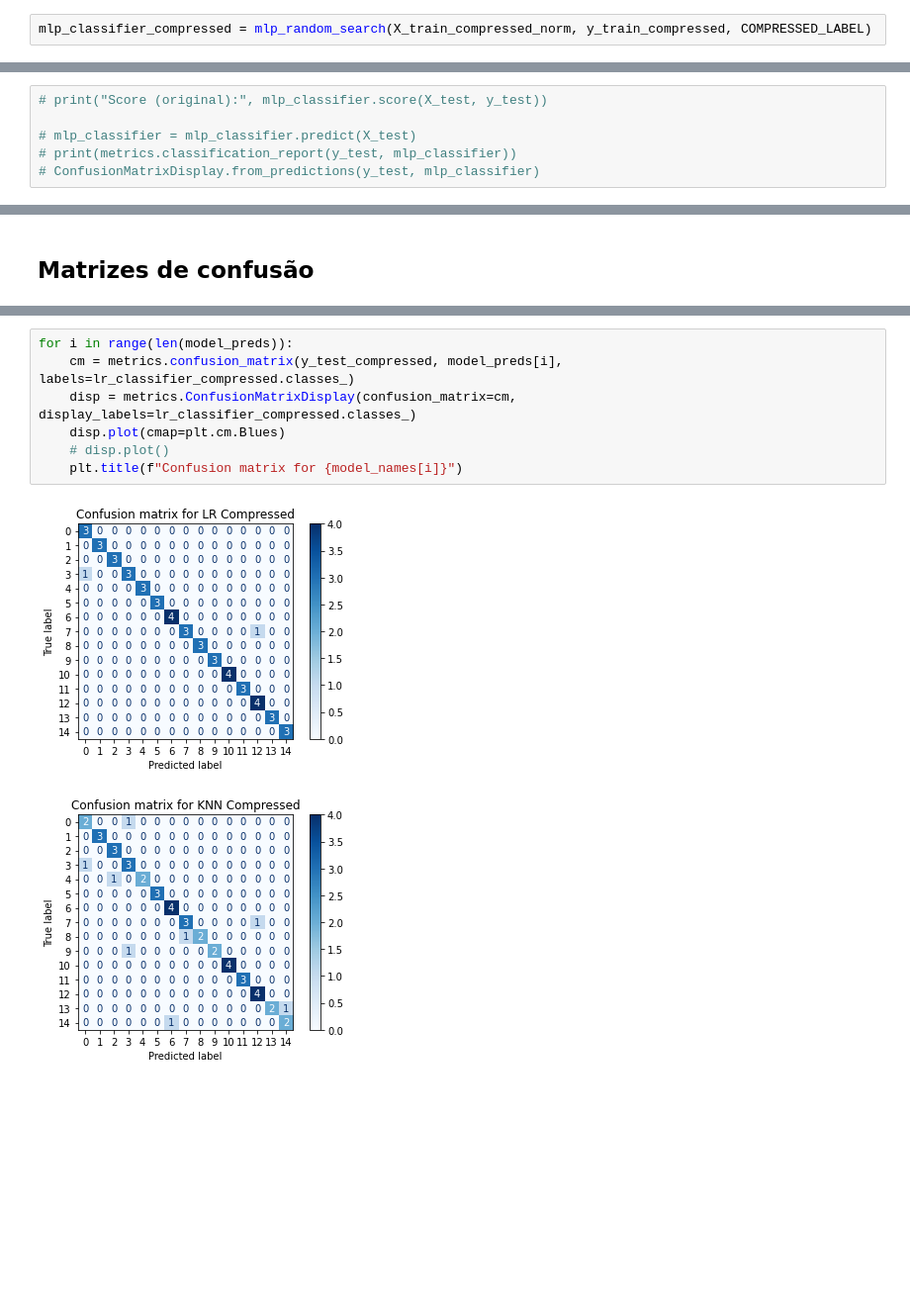
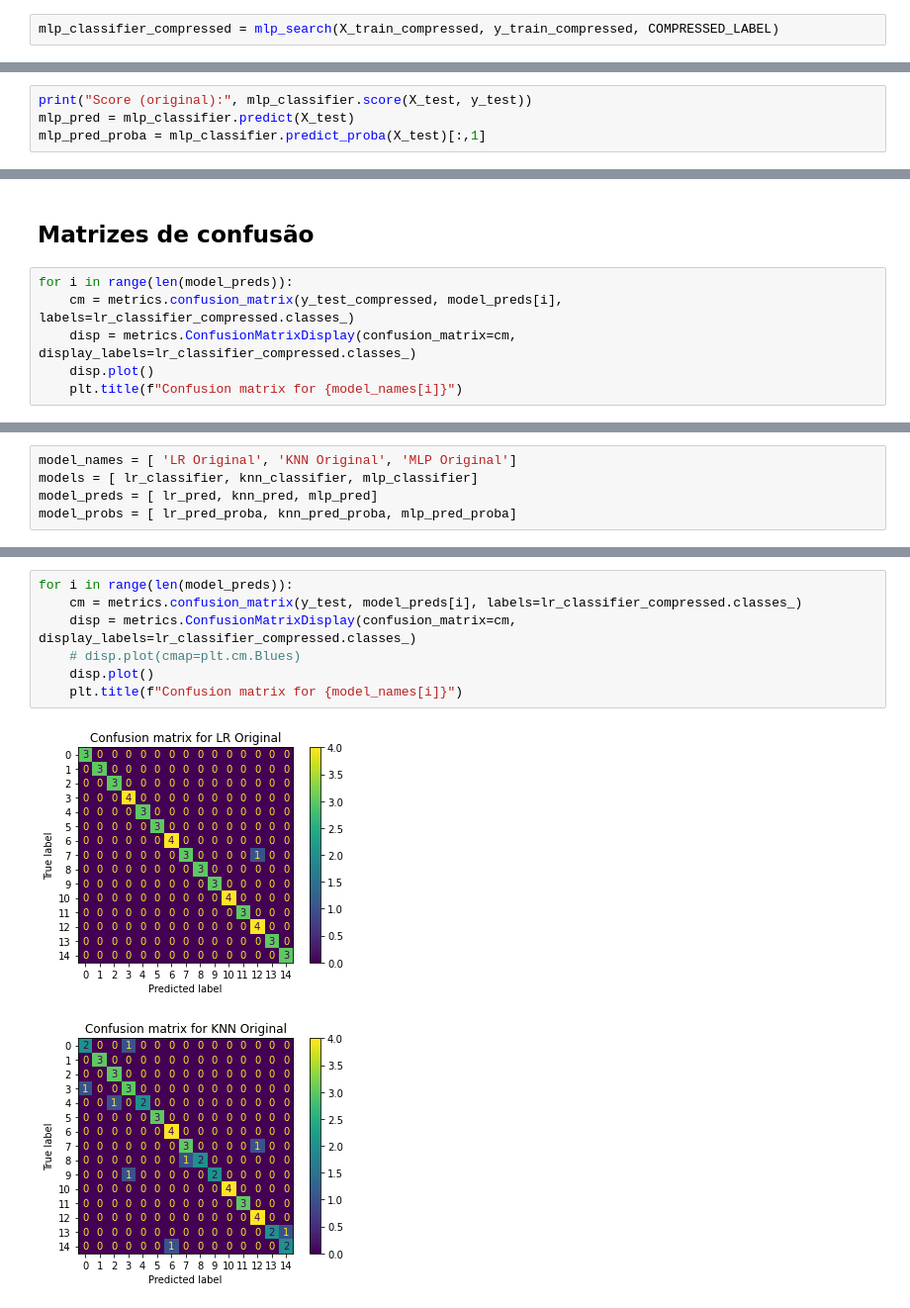
Before and after one commit to jeffcav/face-recog, a Jupyter notebook: yalefaces.ipynb, the cells around one changed output, grey strips where cells are left out. Shown: that part at 99% size. Saved outputs shown, nothing was run; the diff lists cells and outputs as text; blank space fills up the shorter version.

Commit message:
update images and MLP params

```diff
--- a/yalefaces.ipynb
+++ b/yalefaces.ipynb
@@ -265,5 +266,5 @@ def mlp_random_search(X, y, dataset_label, param_grid=None):
 # %% [markdown]
 ### Train and test on the compressed dataset
 # %%
-mlp_classifier_compressed = mlp_random_search(X_train_compressed_norm, y_train_compressed, COMPRESSED_LABEL)
+mlp_classifier_compressed = mlp_search(X_train_compressed, y_train_compressed, COMPRESSED_LABEL)
 # %%
@@ -295,7 +300,5 @@ Best params based on compressed dataset:  {'solver': 'sgd', 'max_iter': 7600, 'l
 # %%
-# print("Score (original):", mlp_classifier.score(X_test, y_test))
-
-# mlp_classifier = mlp_classifier.predict(X_test)
-# print(metrics.classification_report(y_test, mlp_classifier))
-# ConfusionMatrixDisplay.from_predictions(y_test, mlp_classifier)
+print("Score (original):", mlp_classifier.score(X_test, y_test))
+mlp_pred = mlp_classifier.predict(X_test)
+mlp_pred_proba = mlp_classifier.predict_proba(X_test)[:,1]
 # %% [output]
@@ -334,2 +337,8 @@ weighted avg       0.91      0.88      0.88        50
 # %% [markdown]
 ## Matrizes de confusão
+# %%
+for i in range(len(model_preds)):
+    cm = metrics.confusion_matrix(y_test_compressed, model_preds[i], labels=lr_classifier_compressed.classes_)
+    disp = metrics.ConfusionMatrixDisplay(confusion_matrix=cm, display_labels=lr_classifier_compressed.classes_)
+    disp.plot()
+    plt.title(f"Confusion matrix for {model_names[i]}")
@@ -335,0 +349,5 @@ weighted avg       0.91      0.88      0.88        50
+# %%
+model_names = [ 'LR Original', 'KNN Original', 'MLP Original']
+models = [ lr_classifier, knn_classifier, mlp_classifier]
+model_preds = [ lr_pred, knn_pred, mlp_pred]
+model_probs = [ lr_pred_proba, knn_pred_proba, mlp_pred_proba]
@@ -336,10 +376,10 @@ weighted avg       0.91      0.88      0.88        50
 # %%
 for i in range(len(model_preds)):
-    cm = metrics.confusion_matrix(y_test_compressed, model_preds[i], labels=lr_classifier_compressed.classes_)
+    cm = metrics.confusion_matrix(y_test, model_preds[i], labels=lr_classifier_compressed.classes_)
     disp = metrics.ConfusionMatrixDisplay(confusion_matrix=cm, display_labels=lr_classifier_compressed.classes_)
-    disp.plot(cmap=plt.cm.Blues)
-    # disp.plot()
+    # disp.plot(cmap=plt.cm.Blues)
+    disp.plot()
     plt.title(f"Confusion matrix for {model_names[i]}")
 # %% [output]
-[figure, old version]
+[figure, new version]
-[figure, old version]
+[figure, new version]
```
Also changed, not shown: parts of 16 cells of this notebook, 9 other files.
